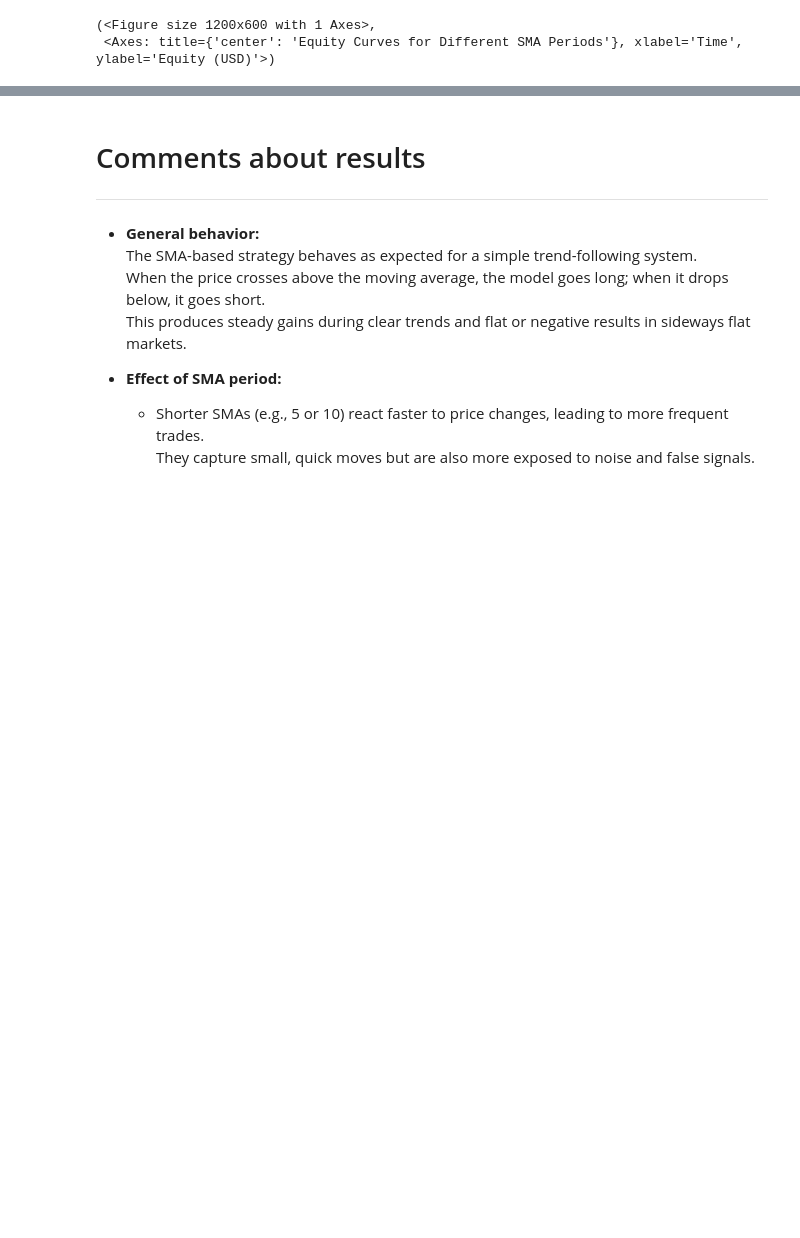
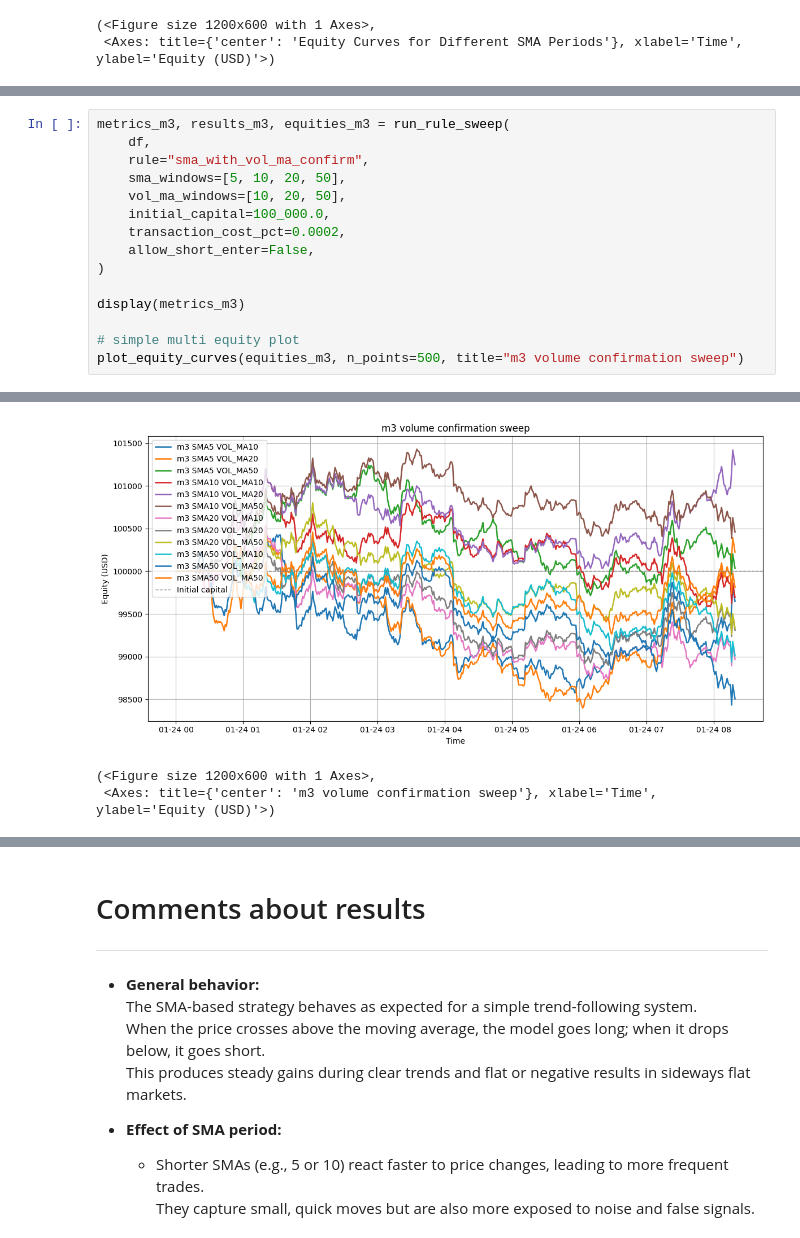
Before and after one commit to KBaja/Quant_research_task, a Jupyter notebook: task.ipynb, the cells around one changed output, grey strips where cells are left out. Cells and saved outputs as stored; diff of their text form; blank space fills up the shorter version.

Commit message:
late additional - profitable strategy using volume data

```diff
--- a/task.ipynb
+++ b/task.ipynb
@@ -360,0 +643,16 @@ utils.plot_equity_curves(
+# %%
+metrics_m3, results_m3, equities_m3 = run_rule_sweep(
+    df,
+    rule="sma_with_vol_ma_confirm",
+    sma_windows=[5, 10, 20, 50],
+    vol_ma_windows=[10, 20, 50],
+    initial_capital=100_000.0,
+    transaction_cost_pct=0.0002,
+    allow_short_enter=False,
+)
+
+display(metrics_m3)
+
+# simple multi equity plot
+plot_equity_curves(equities_m3, n_points=500, title="m3 volume confirmation sweep")
+# %% [output]
@@ -360,0 +672,3 @@ utils.plot_equity_curves(
+[figure, added]
+(<Figure size 1200x600 with 1 Axes>,
+ <Axes: title={'center': 'm3 volume confirmation sweep'}, xlabel='Time', ylabel='Equity (USD)'>)
```
Also changed, not shown: parts of 6 cells of this notebook, 2 other files.
